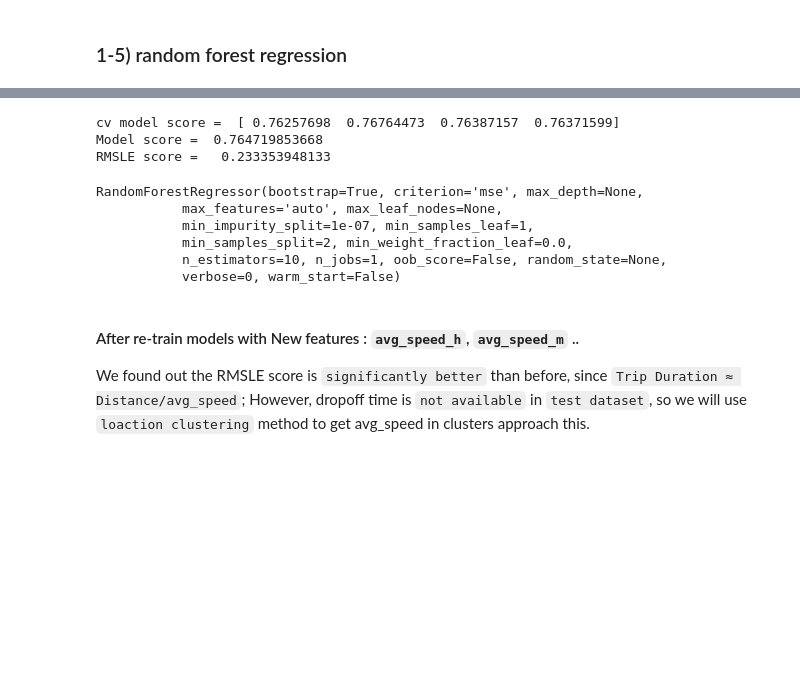
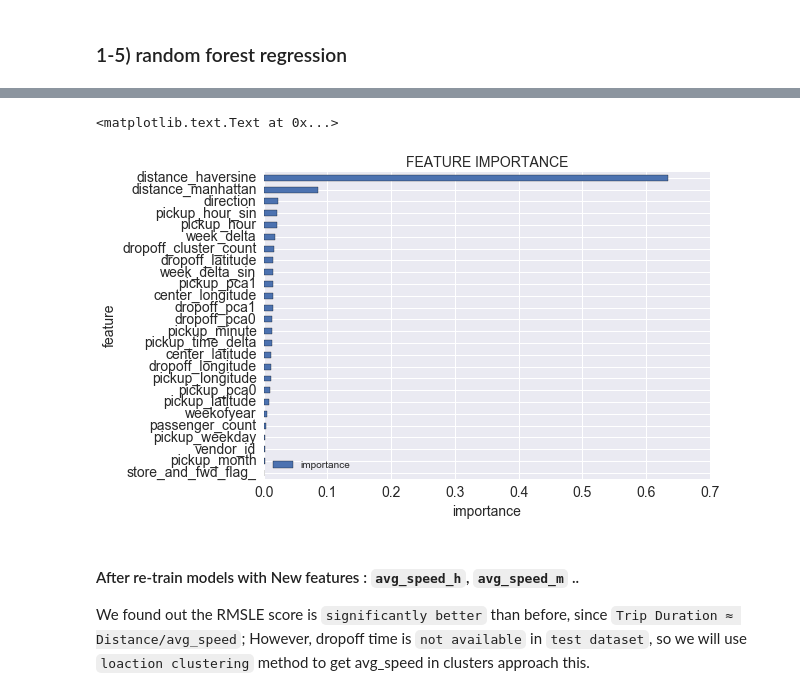
Before and after one commit to yennanliu/NYC_Taxi_Trip_Duration, a Jupyter notebook: notebook/NYC_Taxi_ML_V1_Yen.ipynb, the cells around one changed output, grey strips where cells are left out. Drawn from its saved outputs; the diff is of its cells as text; code cells hidden in the pictures; blank space fills up the shorter version.

Commit message:
add feature importance plot

```diff
--- a/notebook/NYC_Taxi_ML_V1_Yen.ipynb
+++ b/notebook/NYC_Taxi_ML_V1_Yen.ipynb
@@ -497,3 +473,31 @@ rf_feature = ['trip_duration', 'vendor_id',
+# %%
+rf_feature =['trip_duration',
+            'vendor_id',
+           'passenger_count',
+           'store_and_fwd_flag_',
+           'pickup_latitude',
+           'pickup_longitude',
+           'dropoff_latitude',
+           'dropoff_longitude',
+           'center_latitude',
+           'center_longitude',
+           'pickup_pca0',
+           'pickup_pca1',
+           'dropoff_pca0',
+           'dropoff_pca1',
+           'distance_haversine',
+           'direction',
+           'distance_manhattan',
+           'pickup_minute',
+           'pickup_hour',
+           'pickup_weekday',
+           'pickup_month',
+           'week_delta',
+           'weekofyear',
+           'week_delta_sin',
+           'pickup_hour_sin',
+           'pickup_time_delta',
+           'dropoff_cluster_count']
 # %%
 # before adding avg_speed_h, but add PCA lon & lat
 from sklearn.ensemble import RandomForestRegressor
@@ -509,21 +513,25 @@ RandomForestRegressor(bootstrap=True, criterion='mse', max_depth=None,
            min_samples_split=2, min_weight_fraction_leaf=0.0,
            n_estimators=10, n_jobs=1, oob_score=False, random_state=None,
            verbose=0, warm_start=False)
+# %%
+# plot feature importance
+
+pd.DataFrame({'feature': rf_feature[1:], \
+              'importance': rf_model.feature_importances_})\
+              .sort('importance').set_index('feature')\
+              .plot(kind='barh', fontsize=14)
+
+plt.title('FEATURE IMPORTANCE',fontsize=14 )
+plt.xlabel('importance',fontsize=14)
+plt.ylabel('feature',fontsize=14)
+# %% [output]
+<matplotlib.text.Text at 0x...>
+[figure, added]
 # %%
 # after adding avg_speed_h
-from sklearn.ensemble import RandomForestRegressor
-rf_model = RandomForestRegressor()
-reg_analysis(rf_model,df_train_rf_[rf_feature])
+#from sklearn.ensemble import RandomForestRegressor
+#rf_model = RandomForestRegressor()
+#reg_analysis(rf_model,df_train_rf_[rf_feature])
-# %% [output]
-cv model score =  [ 0.76257698  0.76764473  0.76387157  0.76371599]
-Model score =  0.764719853668
-RMSLE score =   0.233353948133
-RandomForestRegressor(bootstrap=True, criterion='mse', max_depth=None,
-           max_features='auto', max_leaf_nodes=None,
-           min_impurity_split=1e-07, min_samples_leaf=1,
-           min_samples_split=2, min_weight_fraction_leaf=0.0,
-           n_estimators=10, n_jobs=1, oob_score=False, random_state=None,
-           verbose=0, warm_start=False)
 # %% [markdown]
 #### After  re-train models with New features : `avg_speed_h`, `avg_speed_m` ..
  We found out the RMSLE score is `significantly better` than before,
```
Also changed, not shown: parts of 11 cells of this notebook.
